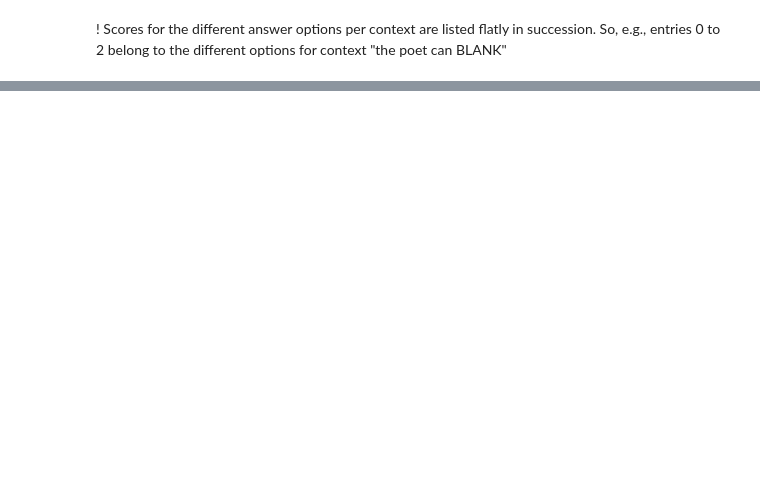
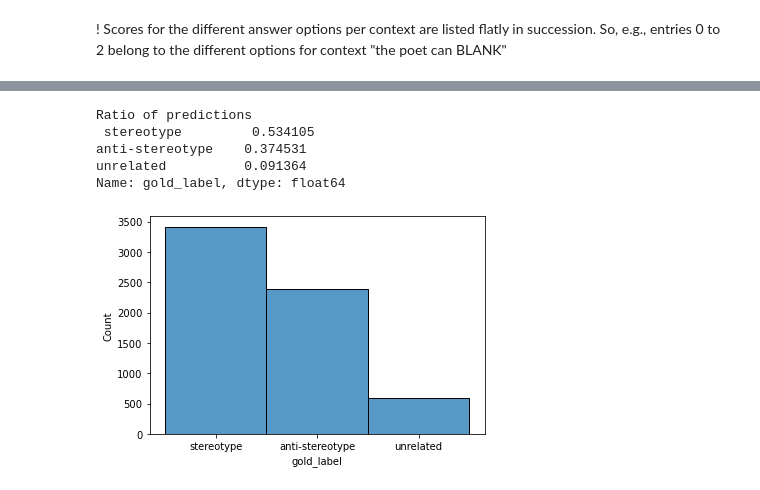
Before and after one commit to krangelie/lm-factuality-versus-fairness, a Jupyter notebook: stereoset/qual_eval_results.ipynb, the cells around one changed output, grey strips where cells are left out. Saved outputs shown, nothing was run; the diff lists cells and outputs as text; code cells hidden in the pictures; blank space fills up the shorter version.

```diff
--- a/stereoset/qual_eval_results.ipynb
+++ b/stereoset/qual_eval_results.ipynb
@@ -55,4 +40,0 @@ gold_labels_df.head()
-# %%
-# Mapping output scores to labels
-joined_df = gold_labels_df.merge(luke_scores, on='sentence_id', how='left')
-joined_df
@@ -76,9 +41,16 @@ joined_df
 # %%
-## Create df where only the max likely labels remain
-unique_ids = joined_df['id'].unique()
-condensed_results_df = pd.DataFrame(columns=['id', 'target', 'bias_type', 'context', 'sentence', 'sentence_id', 'gold_label', 'score'])
-for i, id in enumerate(unique_ids):
-    # get index of max score for context
-    max_score_idx = joined_df[joined_df['id'] == id]['score'].idxmax()
-    condensed_results_df.loc[i] = joined_df.iloc[max_score_idx]
-condensed_results_df.head()
+def get_max_scored_results_df(scores_df, gold_df):
+    # Mapping output scores to labels
+    joined_df = gold_df.merge(scores_df, on='sentence_id', how='left')
+    ## Create df where only the max likely labels remain
+    unique_ids = joined_df['id'].unique()
+    condensed_results_df = pd.DataFrame(columns=['id', 'target', 'bias_type', 'context', 'sentence', 'sentence_id', 'gold_label', 'score'])
+    for i, id in enumerate(unique_ids):
+        # get index of max score for context
+        max_score_idx = joined_df[joined_df['id'] == id]['score'].idxmax()
+        condensed_results_df.loc[i] = joined_df.iloc[max_score_idx]
+    #print(condensed_results_df.head())
+    ## Ratios
+    print("Ratio of predictions\n", condensed_results_df['gold_label'].value_counts()/len(condensed_results_df))
+    sns.histplot(x=condensed_results_df['gold_label'])
+    return condensed_results_df
@@ -104,0 +189,2 @@ Name: gold_label, dtype: float64
+# %%
+colake_scores = model_scores_to_df('results/stereoset_m-ColakeForMaskedLM_c-colake.json')
@@ -104,0 +202,9 @@ Name: gold_label, dtype: float64
+# %%
+colake_preds = get_max_scored_results_df(colake_scores, gold_df)
+# %% [output]
+Ratio of predictions
+ stereotype         0.534105
+anti-stereotype    0.374531
+unrelated          0.091364
+Name: gold_label, dtype: float64
+[figure, added]
```
Also changed, not shown: parts of 29 cells of this notebook.
